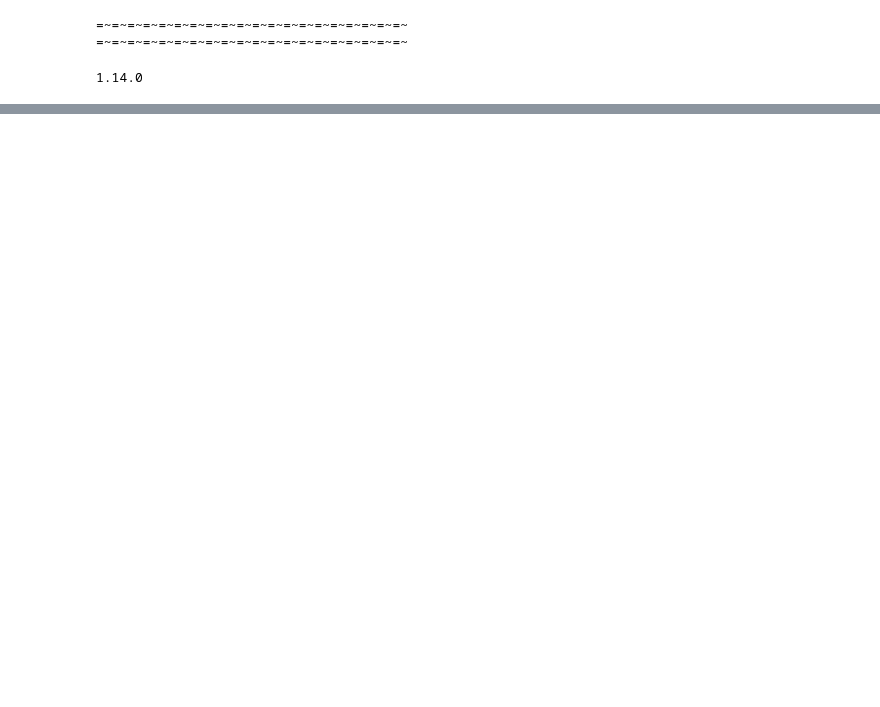
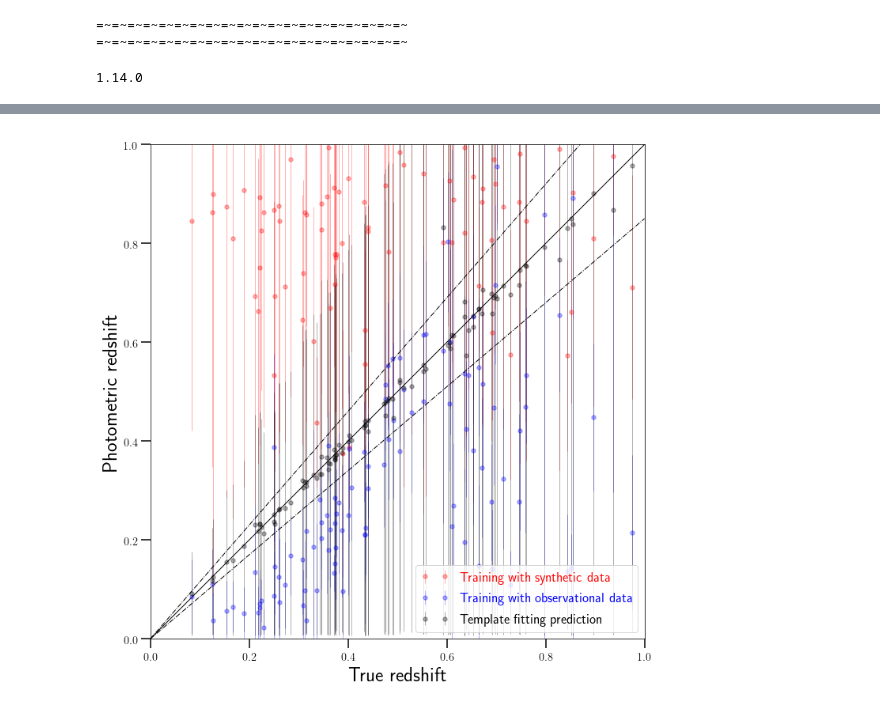
Before and after one commit to nesar/phoZ, a Jupyter notebook: Testing/mdn_test-cosmos.ipynb, the cells around one changed output, grey strips where cells are left out. Saved outputs shown, nothing was run; the diff lists cells and outputs as text; code cells hidden in the pictures; blank space fills up the shorter version.

```diff
--- a/Testing/mdn_test-cosmos.ipynb
+++ b/Testing/mdn_test-cosmos.ipynb
@@ -1003,3 +644,61 @@ plt.show()
+# %%
+# fig = plt.figure(22)
+
+
+## Overall mean --- weight * mean
+ifPlotWeighted = True
+
+if ifPlotWeighted:
+    plt.figure(22, figsize=(10, 10))
+
+    plt.errorbar((ymax - ymin)*(ymin + y_test), (ymax - ymin)*(ymin + y_pred), yerr= (ymax - ymin)*(
+      ymin + y_pred_std), fmt='ro', ecolor='r', ms = 5, alpha = 0.3, label = 'Training with synthetic data')
+
+
+    plt.errorbar((ymax2 - ymin2)*(ymin2 + y_test2), (ymax2 - ymin2)*(ymin2 + y_pred_2), yerr= (ymax2 - ymin2)*(
+      ymin2 + y_pred_std_2), fmt='bo', ecolor='b', ms = 5, alpha = 0.3, label = 'Training with observational data')
+
+PlotTemplate = True
+
+if PlotTemplate:
+    plt.errorbar((ymax2 - ymin2)*(ymin2 + y_test2), (ymax2 - ymin2)*(ymin2 + y_temp), yerr= [(ymax2 - ymin2)*(
+          ymin2 + y_temp_p), (ymax2 - ymin2)*(ymin2 + y_temp_p)], fmt='ko', ecolor='k', ms = 5, alpha = 0.3, label = 'Template fitting prediction')
+
+plt.xlim(0, 1)
+plt.ylim(0, 1)
+
+
+
+xylims = np.array([0 , 1])
+plt.plot(xylims, xylims, 'k')
+plt.plot(xylims, 0.85*np.array(xylims), 'k-.')
+plt.plot(xylims, 1.15*np.array(xylims), 'k-.')
+
+plt.ylabel(r'Photometric redshift', fontsize=25)
+plt.xlabel(r'True redshift', fontsize=25)
+plt.xlim(xylims[0], xylims[1])
+plt.ylim(xylims[0], xylims[1])
+
+plt.tight_layout()
+
+plt.axes().set_aspect('equal')
+
+
+leg = plt.legend(fontsize = 'xx-large', markerscale=1., numpoints=2)
+
+for artist, text in zip(leg.legendHandles, leg.get_texts()):
+    col = artist.get_color()
+    if isinstance(col, np.ndarray):
+        col = col[0]
+    text.set_color(col)
+    text.set_alpha(1.0)
+
+
+plt.savefig('phoz_compare.pdf', bbox_inches='tight')
+
+plt.show()
+# %% [output]
+[figure, added]
 # %%
 import pandas as pd
 s = pd.Series((ymax - ymin)*(ymin + y_test)).add_prefix('Observed distribution')
```
Also changed, not shown: parts of 29 cells of this notebook, 20 other files.
